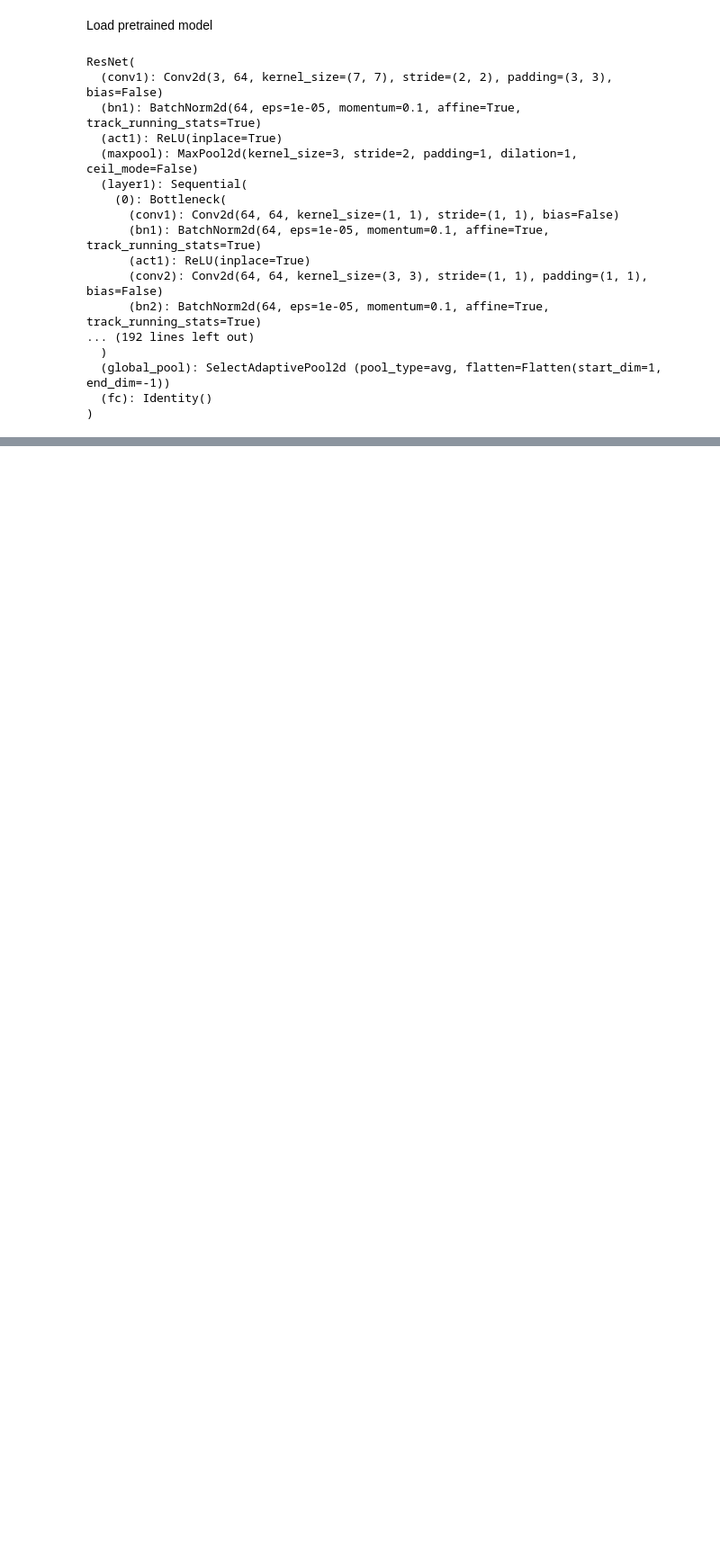
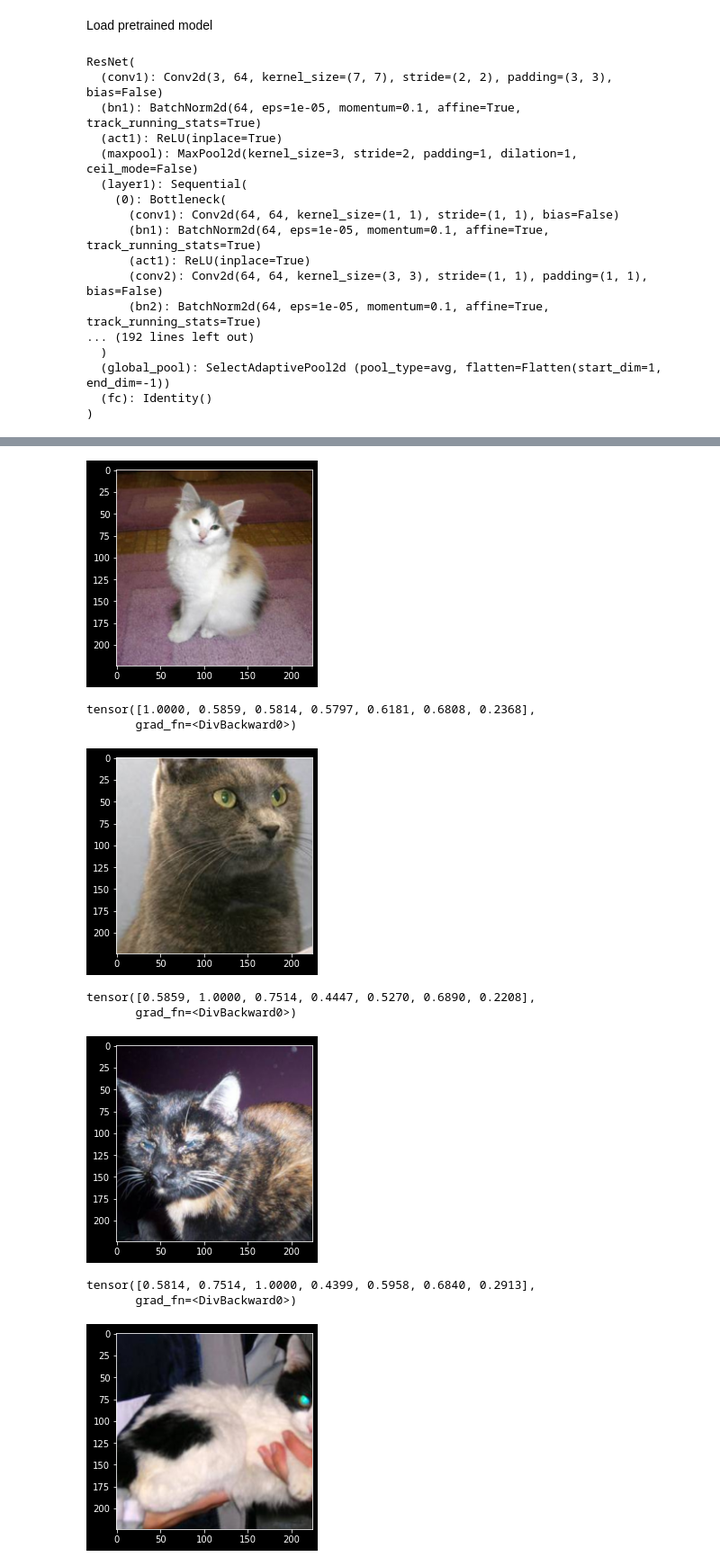
Before and after one commit to wjm41/on2logic, a Jupyter notebook: notebooks/timm_test.ipynb, the cells around one changed output, grey strips where cells are left out. Shown at 90% size. Saved outputs shown, nothing was run; the diff lists cells and outputs as text; code cells hidden in the pictures; blank space fills up the shorter version.

```diff
--- a/notebooks/timm_test.ipynb
+++ b/notebooks/timm_test.ipynb
@@ -39,0 +72,17 @@ tensor([0.9896, 0.9778, 0.9759, 1.0000], grad_fn=<DivBackward0>)
+# %%
+outputs = m(images)
+cos = torch.nn.CosineSimilarity(dim=1, eps=1e-6)
+for index,output in enumerate(outputs):
+    plot_image(images[index])
+    print(cos(output, outputs))
+# %% [output]
+[figure, added]
+tensor([1.0000, 0.5859, 0.5814, 0.5797, 0.6181, 0.6808, 0.2368],
+       grad_fn=<DivBackward0>)
+[figure, added]
+tensor([0.5859, 1.0000, 0.7514, 0.4447, 0.5270, 0.6890, 0.2208],
+       grad_fn=<DivBackward0>)
+[figure, added]
+tensor([0.5814, 0.7514, 1.0000, 0.4399, 0.5958, 0.6840, 0.2913],
+       grad_fn=<DivBackward0>)
+[figure, added]
```
Also changed, not shown: parts of 9 cells of this notebook.
